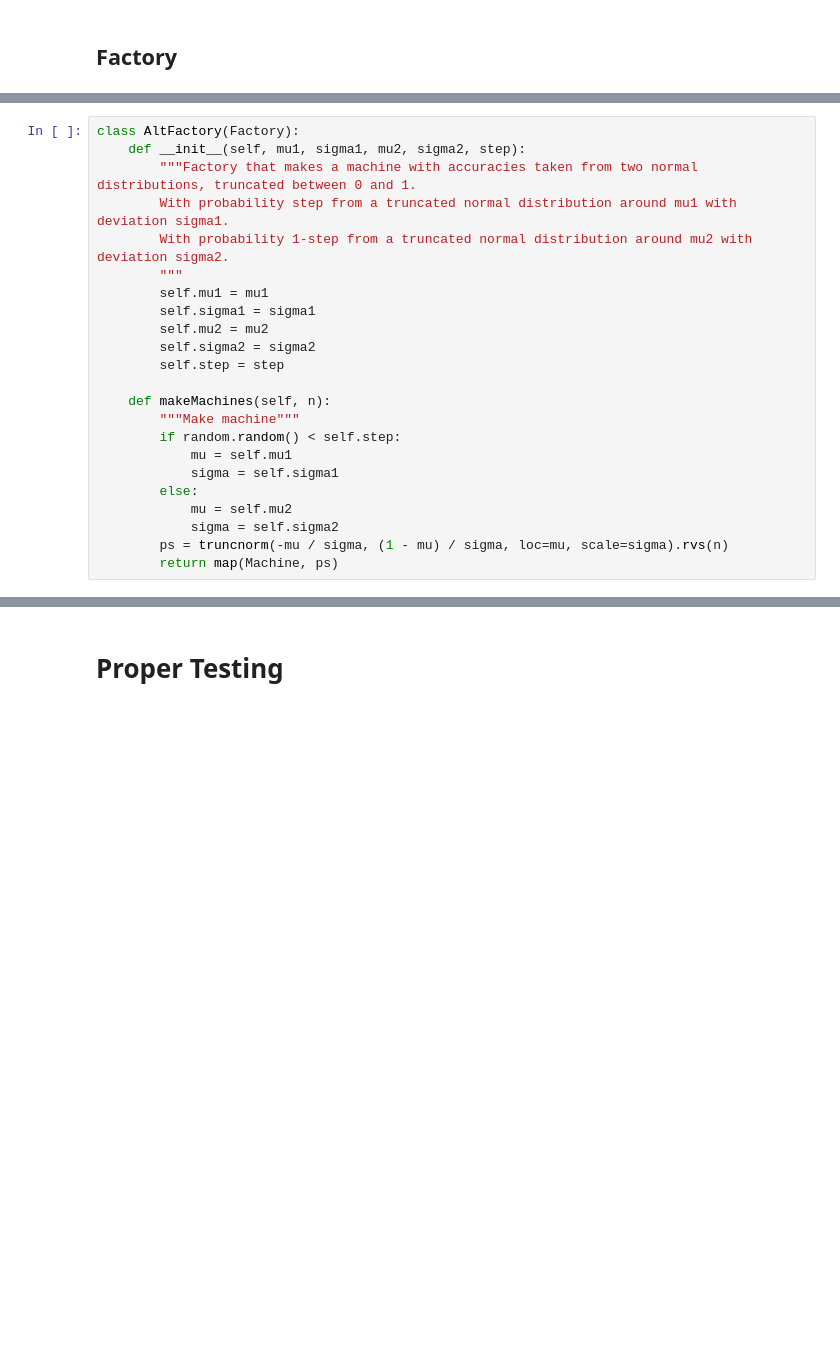
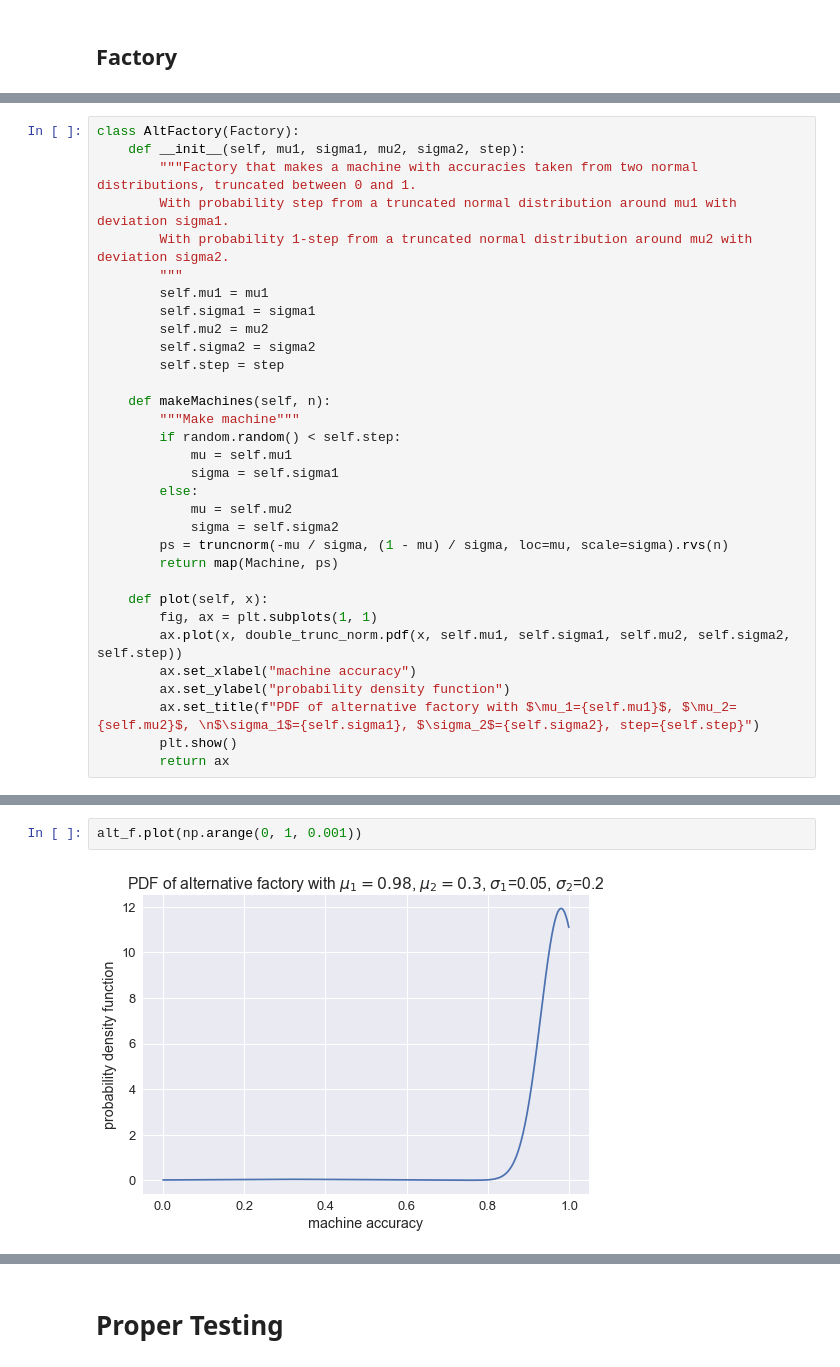
Before and after one commit to Yvee1/kans-modeling, a Jupyter notebook: solar.ipynb, the cells around one changed output, grey strips where cells are left out. Saved outputs shown, nothing was run; the diff lists cells and outputs as text; blank space fills up the shorter version.

```diff
--- a/solar.ipynb
+++ b/solar.ipynb
@@ -312,4 +322,13 @@ class AltFactory(Factory):
             sigma = self.sigma2
         ps = truncnorm(-mu / sigma, (1 - mu) / sigma, loc=mu, scale=sigma).rvs(n)
         return map(Machine, ps)
+
+    def plot(self, x):
+        fig, ax = plt.subplots(1, 1)
+        ax.plot(x, double_trunc_norm.pdf(x, self.mu1, self.sigma1, self.mu2, self.sigma2, self.step))
+        ax.set_xlabel("machine accuracy")
+        ax.set_ylabel("probability density function")
+        ax.set_title(f"PDF of alternative factory with $\mu_1={self.mu1}$, $\mu_2={self.mu2}$, \n$\sigma_1$={self.sigma1}, $\sigma_2$={self.sigma2}, step={self.step}")
+        plt.show()
+        return ax
 # %% [markdown]
@@ -331,0 +368,4 @@ plt.show()
+# %%
+alt_f.plot(np.arange(0, 1, 0.001))
+# %% [output]
+[figure, added]
```
Also changed, not shown: parts of 19 cells of this notebook.
